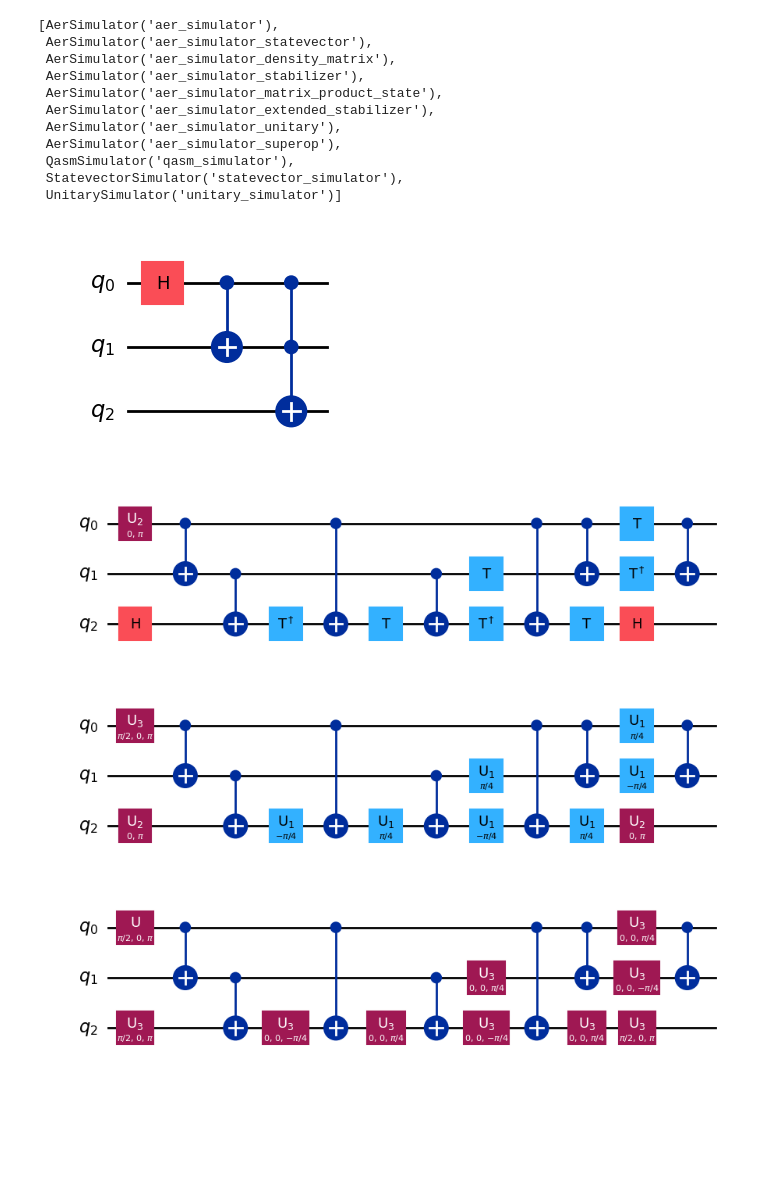
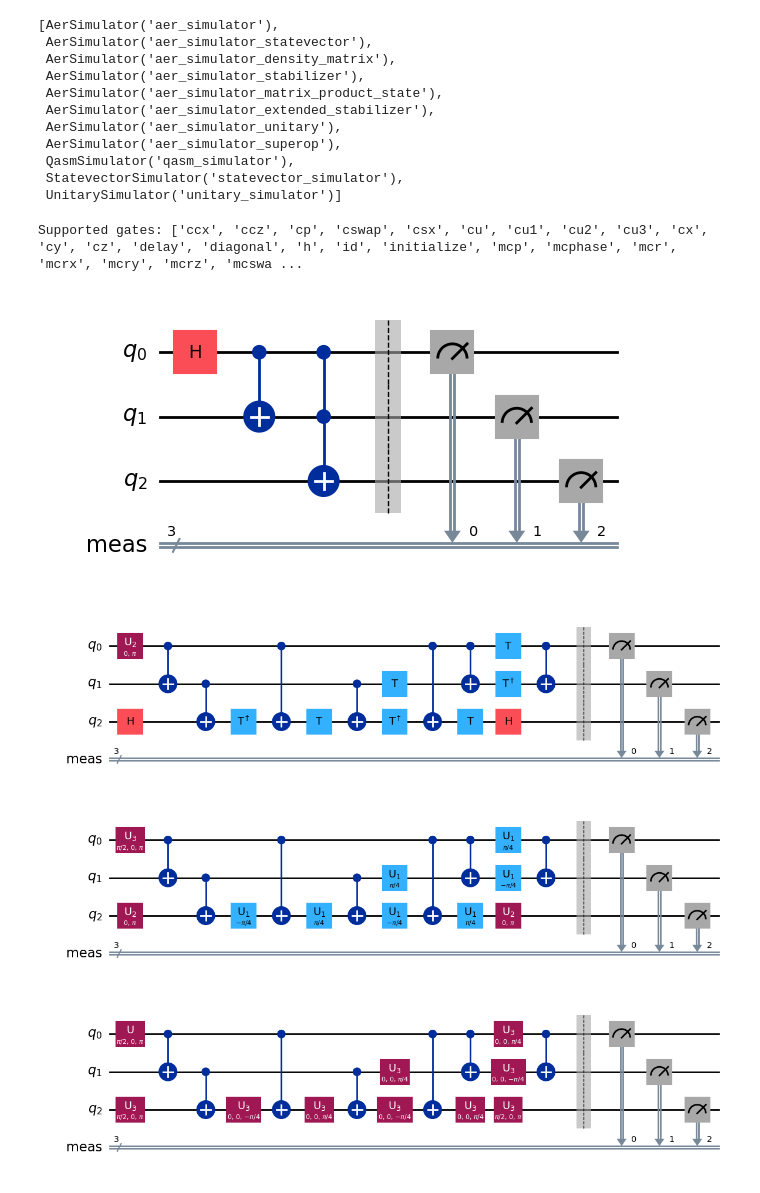
Before and after one commit to mkbahk/AmazonBraket, a Jupyter notebook: QuantumGate_Gate_Decompose_Qiskit_AerSimulator_mkbahk_20241023.ipynb, the cells around one changed output. Drawn from its saved outputs; the diff is of its cells as text; code cells hidden in the pictures; blank space fills up the shorter version.

```diff
--- a/QuantumGate_Gate_Decompose_Qiskit_AerSimulator_mkbahk_20241023.ipynb
+++ b/QuantumGate_Gate_Decompose_Qiskit_AerSimulator_mkbahk_20241023.ipynb
@@ -74,28 +74,34 @@ Aer.backends()
 #backend = QasmSimulator()
 backend = StatevectorSimulator()
 #backend = UnitarySimulator()
+# %%
+# 지원되는 게이트 목록 출력
+supported_gates = backend.configuration().basis_gates
+print("Supported gates:", supported_gates)
+# %% [output]
+Supported gates: ['ccx', 'ccz', 'cp', 'cswap', 'csx', 'cu', 'cu1', 'cu2', 'cu3', 'cx', 'cy', 'cz', 'delay', 'diagonal', 'h', 'id', 'initialize', 'mcp', 'mcphase', 'mcr', 'mcrx', 'mcry', 'mcrz', 'mcswa ...
 # %%
 from qiskit import QuantumCircuit
 
 circuit = QuantumCircuit(3)
 circuit.h(0)
 circuit.cx(0, 1)
 circuit.ccx(0,1,2)
 
-#circuit.measure_all()
+circuit.measure_all()
 circuit.draw('mpl')
 # %% [output]
-[figure, old version]
+[figure, new version]
 # %%
 circuit.decompose().draw('mpl')
 # %% [output]
-[figure, old version]
+[figure, new version]
 # %%
 circuit.decompose().decompose().draw('mpl')
 # %% [output]
-[figure, old version]
+[figure, new version]
 # %%
 circuit.decompose().decompose().decompose().draw('mpl')
 # %% [output]
-[figure, old version]
+[figure, new version]
 # %%
```
Also changed, not shown: parts of 2 cells of this notebook.
